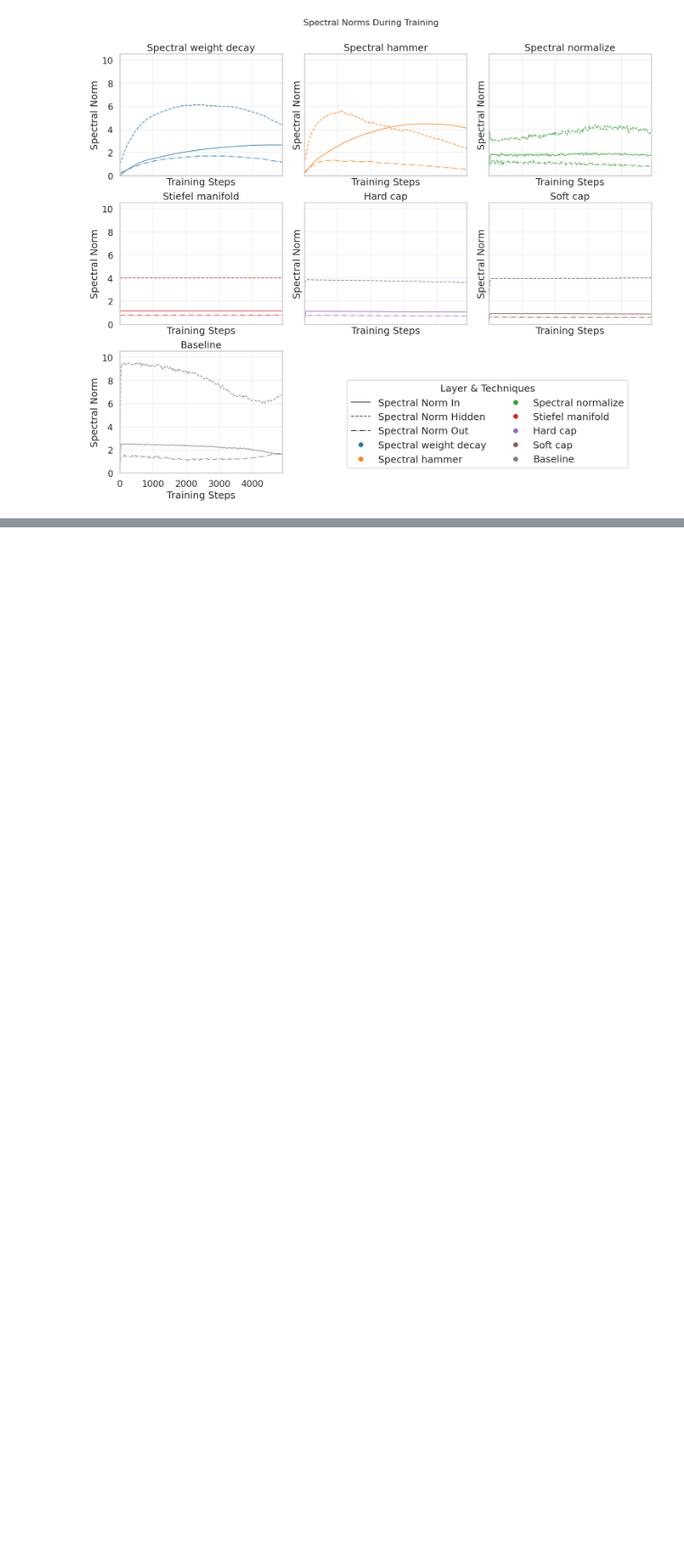
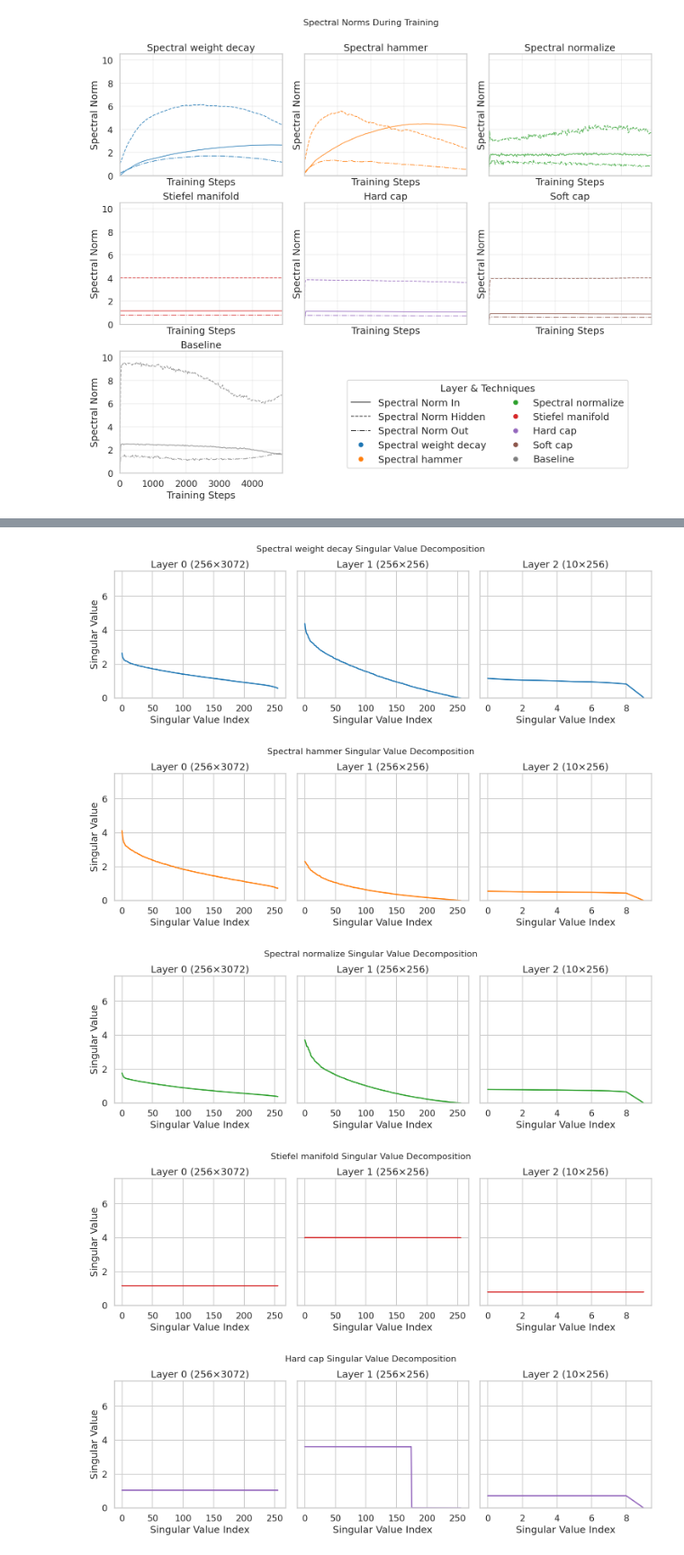
Before and after one commit to phess2/lipschitz-transformers, a Jupyter notebook: experiment/plot_results_preston_05_10_2025.ipynb, the cells around one changed output, grey strips where cells are left out. Shown at 90% size. Drawn from its saved outputs; the diff is of its cells as text; code cells hidden in the pictures; blank space fills up the shorter version.

```diff
--- a/experiment/plot_results_preston_05_10_2025.ipynb
+++ b/experiment/plot_results_preston_05_10_2025.ipynb
@@ -371,0 +428,77 @@ plt.show()
+# %%
+# create a function to plot the spectral decomposition of the weights for each technique, using that techiniques specified colors.
+# Each technique can have it's own separate plot.
+
+def plot_spectral_decomposition(technique, weights_path):
+    """
+    Plot the spectral decomposition of the weights for a given technique.
+
+    Parameters:
+    - technique: The name of the technique (e.g., "spec_wd", "spec_hammer").
+    - weights_path: The path to the weights file.
+    """
+    # Load the weights
+    data = np.load(weights_path, allow_pickle=True)
+
+    # Extract the weights
+    weights = data['weights_checkpoint_1'].item()
+
+    # Get the layer weights
+    layer_0_weights = np.array(weights[0])
+    layer_1_weights = np.array(weights[1])
+    layer_2_weights = np.array(weights[2])
+
+    # Get layer shapes for labels
+    layer_0_shape = layer_0_weights.shape
+    layer_1_shape = layer_1_weights.shape
+    layer_2_shape = layer_2_weights.shape
+
+    # Perform SVD
+    layer_0_decomp = np.linalg.svd(layer_0_weights, full_matrices=True)
+    layer_1_decomp = np.linalg.svd(layer_1_weights, full_matrices=True)
+    layer_2_decomp = np.linalg.svd(layer_2_weights, full_matrices=True)
+
+    # Get singular values
+    layer_0_singular_values = layer_0_decomp[1]
+    layer_1_singular_values = layer_1_decomp[1]
+    layer_2_singular_values = layer_2_decomp[1]
+
+    # Plotting
+    fig, axs = plt.subplots(1, 3, figsize=(15, 5), sharey=True)
+
+    color = tech_colors.get(tech_map.get(technique, "Unknown"))
+
+    # Plot singular values for each layer
+    axs[0].plot(layer_0_singular_values, '-', color=color)
+    axs[0].set_title(f'Layer 0 ({layer_0_shape[0]}×{layer_0_shape[1]})')
+    axs[0].set_xlabel('Singular Value Index')
+    axs[0].set_ylabel('Singular Value')
+
+    axs[1].plot(layer_1_singular_values, '-', color=color)
+    axs[1].set_title(f'Layer 1 ({layer_1_shape[0]}×{layer_1_shape[1]})')
+    axs[1].set_xlabel('Singular Value Index')
+
+    axs[2].plot(layer_2_singular_values, '-', color=color)
+    axs[2].set_title(f'Layer 2 ({layer_2_shape[0]}×{layer_2_shape[1]})')
+    axs[2].set_xlabel('Singular Value Index')
+
+    # Set y limits to be the same for all plots
+    plt.ylim(0, 7.5)
+
+    # Add a super title for the technique
+    fig.suptitle(f'{tech_map.get(technique, technique)} Singular Value Decomposition',
+                fontsize=16, y=0.98)
+
+    plt.tight_layout()
+    plt.subplots_adjust(top=0.85)  # Make room for the super title
+    plt.show()
+
+# Plot for each technique
+for technique, path in weight_paths.items():
+    plot_spectral_decomposition(technique, path)
+# %% [output]
+[figure, added]
+[figure, added]
+[figure, added]
+[figure, added]
+[figure, added]
```
Also changed, not shown: parts of 18 cells of this notebook, 1 other file.
